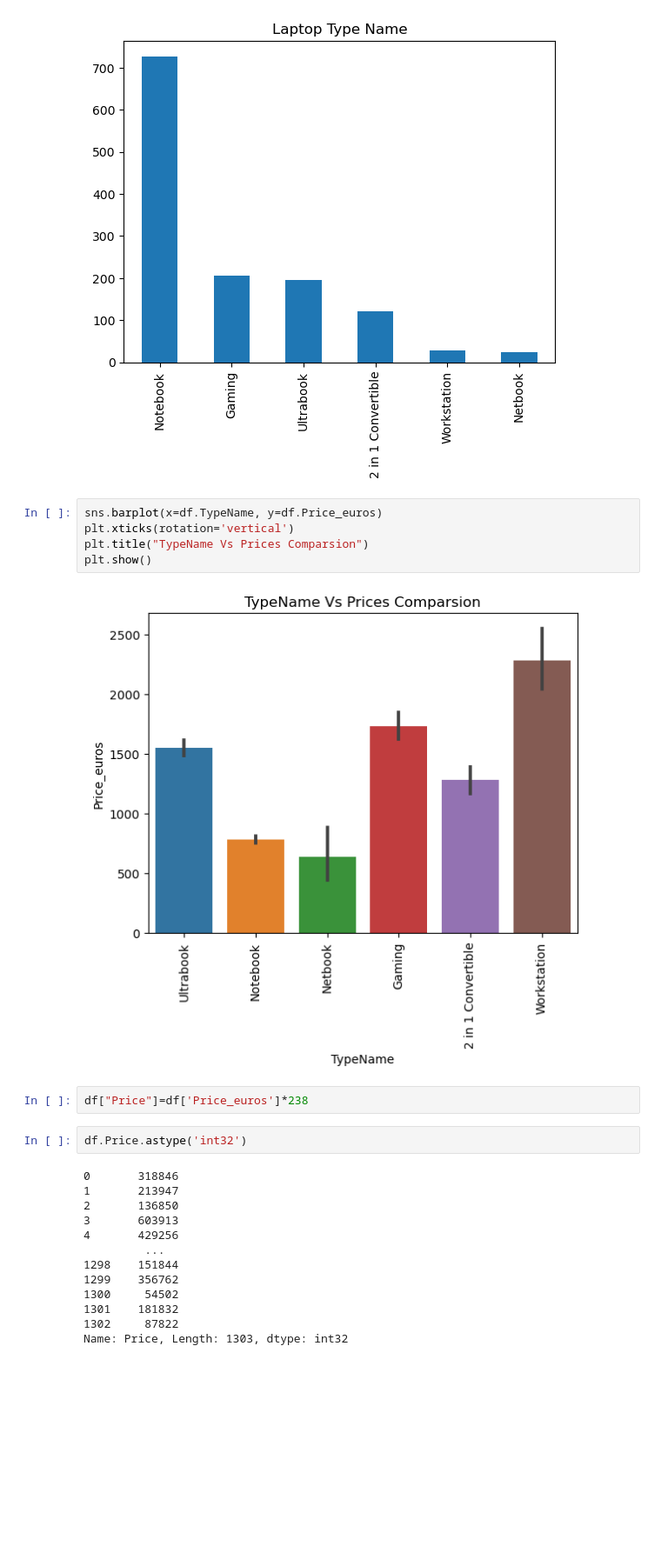
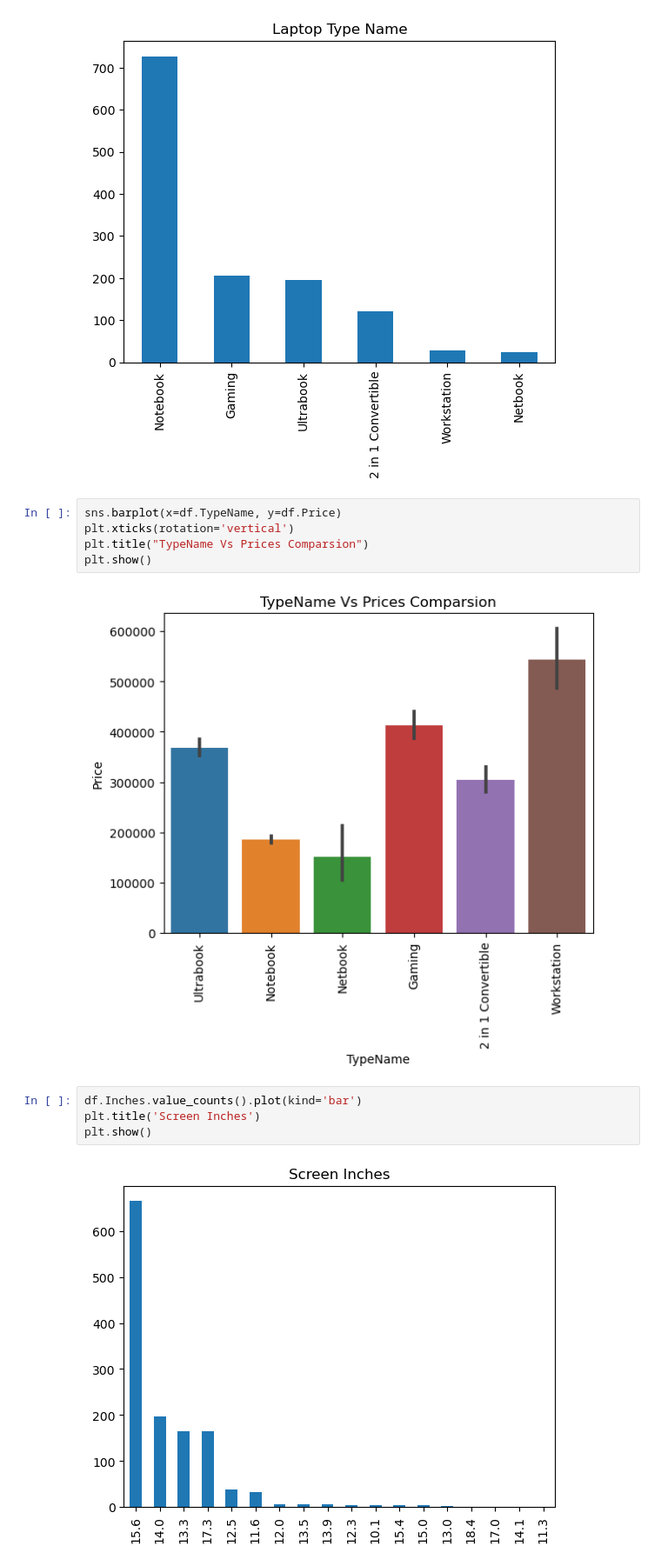
Before and after one commit to Sialsanwal/Data-Science, a Jupyter notebook: Laptop Price/EDA.ipynb, the cells around one changed output. Shown at 87% size. Saved outputs shown, nothing was run; the diff lists cells and outputs as text; blank space fills up the shorter version.

```diff
--- a/Laptop Price/EDA.ipynb
+++ b/Laptop Price/EDA.ipynb
@@ -102,26 +109,15 @@ plt.show()
 # %% [output]
 [figure]
 # %%
-sns.barplot(x=df.TypeName, y=df.Price_euros)
+sns.barplot(x=df.TypeName, y=df.Price)
 plt.xticks(rotation='vertical')
 plt.title("TypeName Vs Prices Comparsion")
 plt.show()
 # %% [output]
-[figure, old version]
+[figure, new version]
-# %%
-df["Price"]=df['Price_euros']*238
-# %%
-df.Price.astype('int32')
-# %% [output]
-0       318846
-1       213947
-2       136850
-3       603913
-4       429256
-         ...
-1298    151844
-1299    356762
-1300     54502
-1301    181832
-1302     87822
-Name: Price, Length: 1303, dtype: int32
+# %%
+df.Inches.value_counts().plot(kind='bar')
+plt.title('Screen Inches')
+plt.show()
+# %% [output]
+[figure, added]
```
Also changed, not shown: parts of 8 cells of this notebook.
